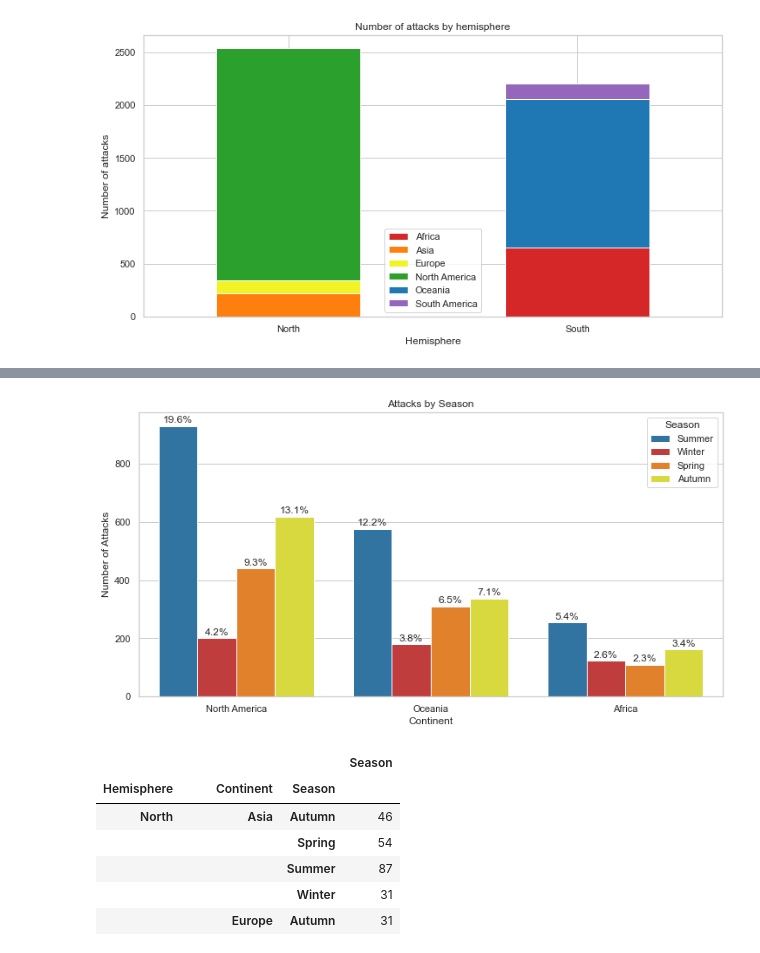
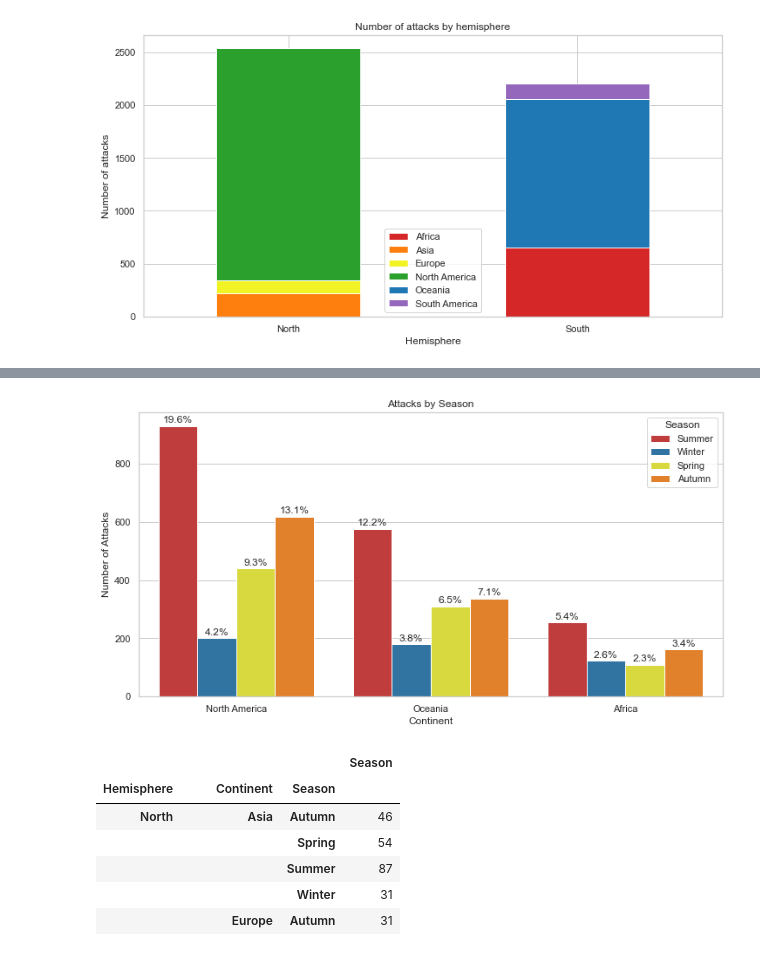
Before and after one commit to bripollc/01_EDA_Sharks, a Jupyter notebook: Visualization.ipynb, the cells around one changed output, grey strips where cells are left out. Cells and saved outputs as stored; diff of their text form; code cells hidden in the pictures.

```diff
--- a/Visualization.ipynb
+++ b/Visualization.ipynb
@@ -108,7 +112,7 @@ plt.show()
 # %%
 # COUNTPLOT
 hip_2 = sns.countplot(x=continent_season["Continent"],
-                      palette = ["#", "#1f77b4", "#d62728", "#ff7f0e", "#9467bd", "#f2f324"],
+                      palette = ["#2ca02c", "#1f77b4", "#d62728", "#ff7f0e", "#9467bd", "#f2f324"],
                       order = continent_season["Continent"].value_counts().index);
 
 #TITLES
@@ -140,5 +144,5 @@ plt.legend()
 
 plt.show()
 
-hip_2.figure.savefig('src/attacks_by_continent.png', dpi=600)
+#hip_2.figure.savefig('images/attacks_by_continent.png', dpi=600)
 # %% [output]
@@ -178,0 +152,25 @@ plt.show()
+# %%
+# SORT continents
+continent_order = ['North America','Oceania', 'Africa']
+df_filter_1 = continent_season.loc[continent_season['Continent'].isin(continent_order)]
+
+# COUNTPLOT
+hip_3 = sns.countplot(x=continent_season["Continent"],
+                      hue=continent_season["Season"],
+                      data=df_filter_1,
+                      palette = ["#d62728", "#1f77b4", "#f2f324", "#ff7f0e"],
+                      order=continent_order);
+
+#TITLES
+hip_3.set_xlabel("Continent")
+hip_3.set_ylabel("Number of Attacks")
+hip_3.set_title("Attacks by Season")
+
+# Add the number of attacks on top of each bar
+for bar in hip_3.patches:
+    height = bar.get_height()
+    hip_3.annotate('{:.0f}'.format(height), xy=(bar.get_x()+bar.get_width()/2., height),
+                   xytext=(0, 5), textcoords='offset points', ha='center', va='center')
+
+plt.show()
+#hip_3.figure.savefig('images/attacks_by_season.png', dpi=600)
@@ -182,36 +182,36 @@ continent_order = ['North America','Oceania', 'Africa']
 df_filter_1 = continent_season.loc[continent_season['Continent'].isin(continent_order)]
 
 # COUNTPLOT
 hip_4 = sns.countplot(x=continent_season["Continent"],
                       hue=continent_season["Season"],
                       data=df_filter_1,
-                      palette = ["#1f77b4", "#d62728", "#ff7f0e", "#f2f324"],
+                      palette = ["#d62728", "#1f77b4", "#f2f324", "#ff7f0e"],
                       order=continent_order);
 
 #TITLES
 hip_4.set_xlabel("Continent")
 hip_4.set_ylabel("Number of Attacks")
 hip_4.set_title("Attacks by Season")
 
 
 #PERCENTAGE
 total = float(len(continent_season))
 for bar in hip_4.patches:
     # Obtain the height of the bar
     height = bar.get_height()
     # Calculate the percentage corresponding to the bar height
     percent = '{:.1%}'.format(height/total)
     # Calculate the position of the center of the bar
     x = bar.get_x() + bar.get_width() / 2
     y = height + 10
 
     hip_4.annotate(percent, (x, y), ha='center')
 
 plt.show()
 
-hip_4.figure.savefig('src/attacks_by_season_perc.png', dpi=600)
+#hip_4.figure.savefig('src/attacks_by_season_perc.png', dpi=600)
 # %% [output]
-[figure, old version]
+[figure, new version]
 # %%
 pd.DataFrame(continent_season.groupby(["Hemisphere","Continent", "Season"])["Season"].count())
 # %% [output]
```
Also changed, not shown: parts of 22 cells of this notebook, 13 other files.
